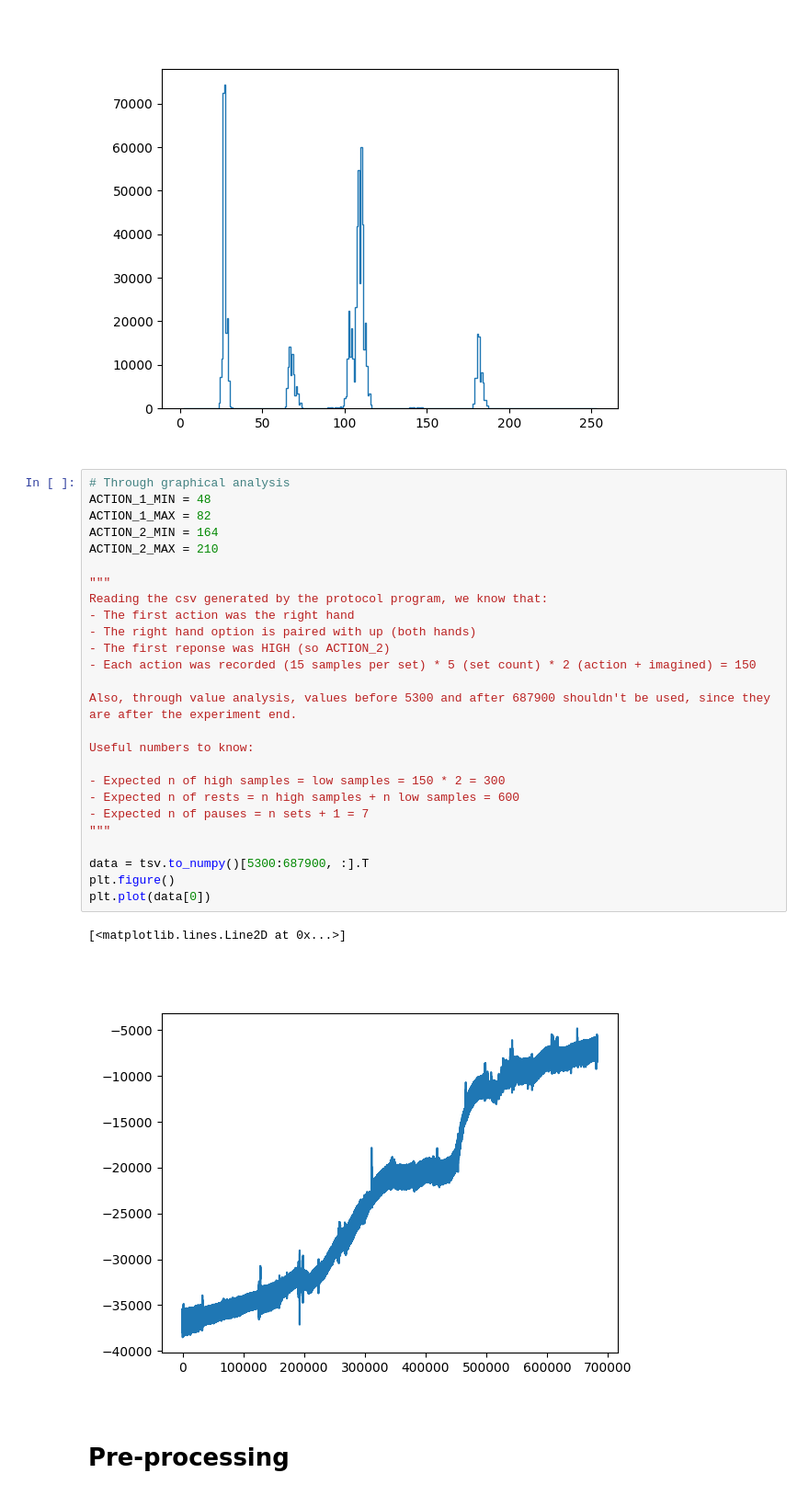
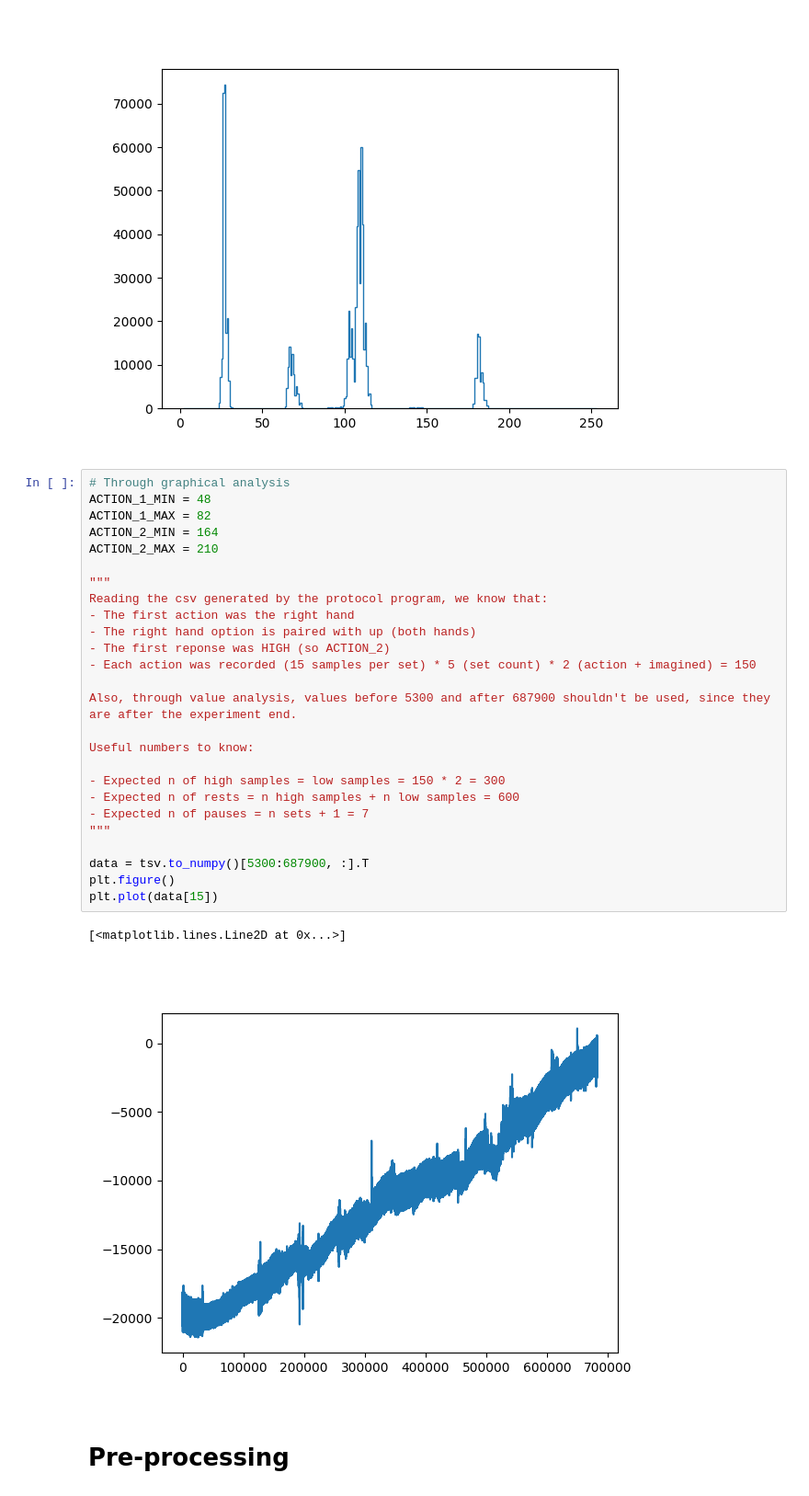
Before and after one commit to tomasccpt/eegaming, a Jupyter notebook: Process_Collected/process.ipynb, the cells around one changed output. Shown at 92% size. Cells and saved outputs as stored; diff of their text form.

```diff
--- a/Process_Collected/process.ipynb
+++ b/Process_Collected/process.ipynb
@@ -36,32 +23,32 @@ plt.show()
 # %%
 # Through graphical analysis
 ACTION_1_MIN = 48
 ACTION_1_MAX = 82
 ACTION_2_MIN = 164
 ACTION_2_MAX = 210
 
 """
 Reading the csv generated by the protocol program, we know that:
 - The first action was the right hand
 - The right hand option is paired with up (both hands)
 - The first reponse was HIGH (so ACTION_2)
 - Each action was recorded (15 samples per set) * 5 (set count) * 2 (action + imagined) = 150
 
 Also, through value analysis, values before 5300 and after 687900 shouldn't be used, since they are after the experiment end.
 
 Useful numbers to know:
 
 - Expected n of high samples = low samples = 150 * 2 = 300
 - Expected n of rests = n high samples + n low samples = 600
 - Expected n of pauses = n sets + 1 = 7
 """
 
 data = tsv.to_numpy()[5300:687900, :].T
 plt.figure()
-plt.plot(data[0])
+plt.plot(data[15])
 # %% [output]
 [<matplotlib.lines.Line2D at 0x...>]
-[figure, old version]
+[figure, new version]
 # %% [markdown]
 <h1>Pre-processing</h1>
 # %%
```
Also changed, not shown: parts of 10 cells of this notebook, 2 other files.
